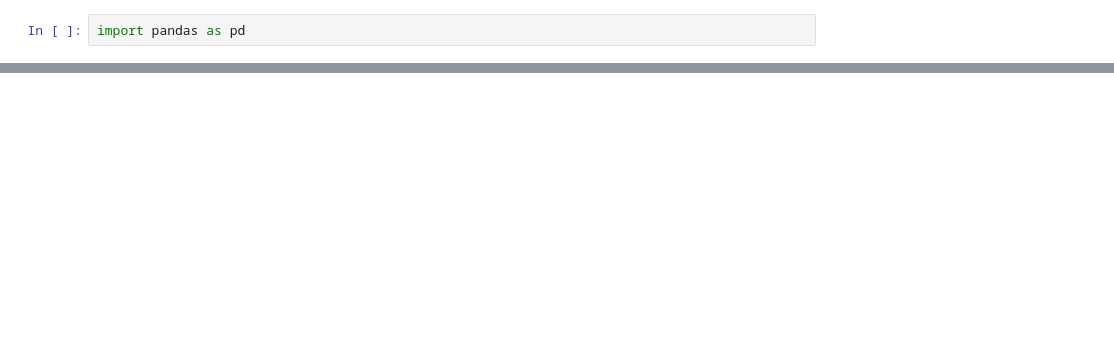
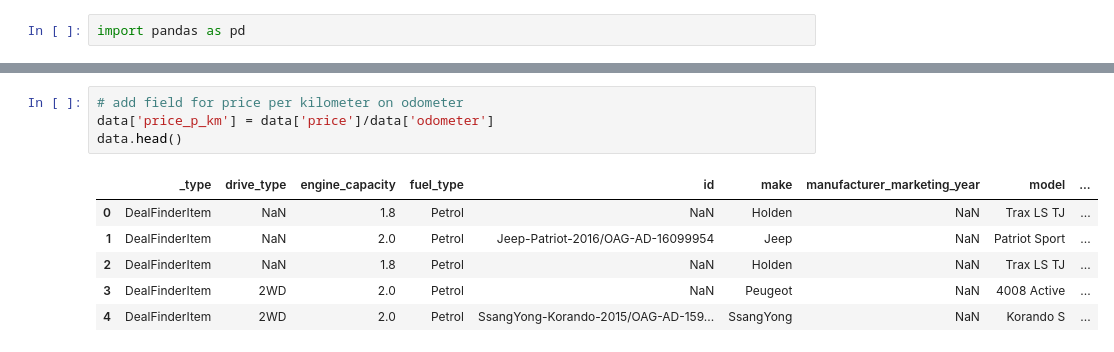
Before and after one commit to dewaldabrie/car, a Jupyter notebook: Analysis.ipynb, the cells around one changed output, grey strips where cells are left out. Saved outputs shown, nothing was run; the diff lists cells and outputs as text; blank space fills up the shorter version.

```diff
--- a/Analysis.ipynb
+++ b/Analysis.ipynb
@@ -17,0 +23,11 @@ data.iloc[3].url
+# %%
+# add field for price per kilometer on odometer
+data['price_p_km'] = data['price']/data['odometer']
+data.head()
+# %% [output]
+|  | _type | drive_type | engine_capacity | fuel_type | id | make | manufacturer_marketing_year | model | ... |
+| 0 | DealFinderItem | NaN | 1.8 | Petrol | NaN | Holden | NaN | Trax LS TJ | ... |
+| 1 | DealFinderItem | NaN | 2.0 | Petrol | Jeep-Patriot-2016/OAG-AD-16099954 | Jeep | NaN | Patriot Sport | ... |
+| 2 | DealFinderItem | NaN | 1.8 | Petrol | NaN | Holden | NaN | Trax LS TJ | ... |
+| 3 | DealFinderItem | 2WD | 2.0 | Petrol | NaN | Peugeot | NaN | 4008 Active | ... |
+| 4 | DealFinderItem | 2WD | 2.0 | Petrol | SsangYong-Korando-2015/OAG-AD-159... | SsangYong | NaN | Korando S | ... |
```
Also changed, not shown: parts of 9 cells of this notebook, 1 other file.
